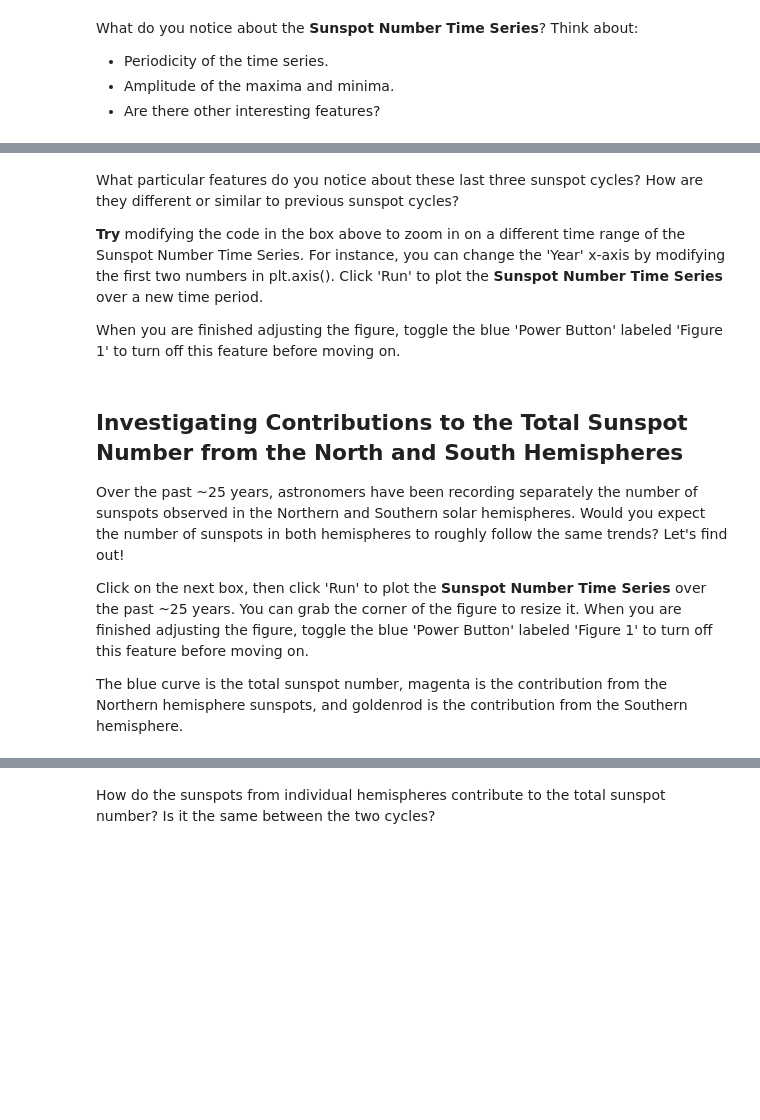
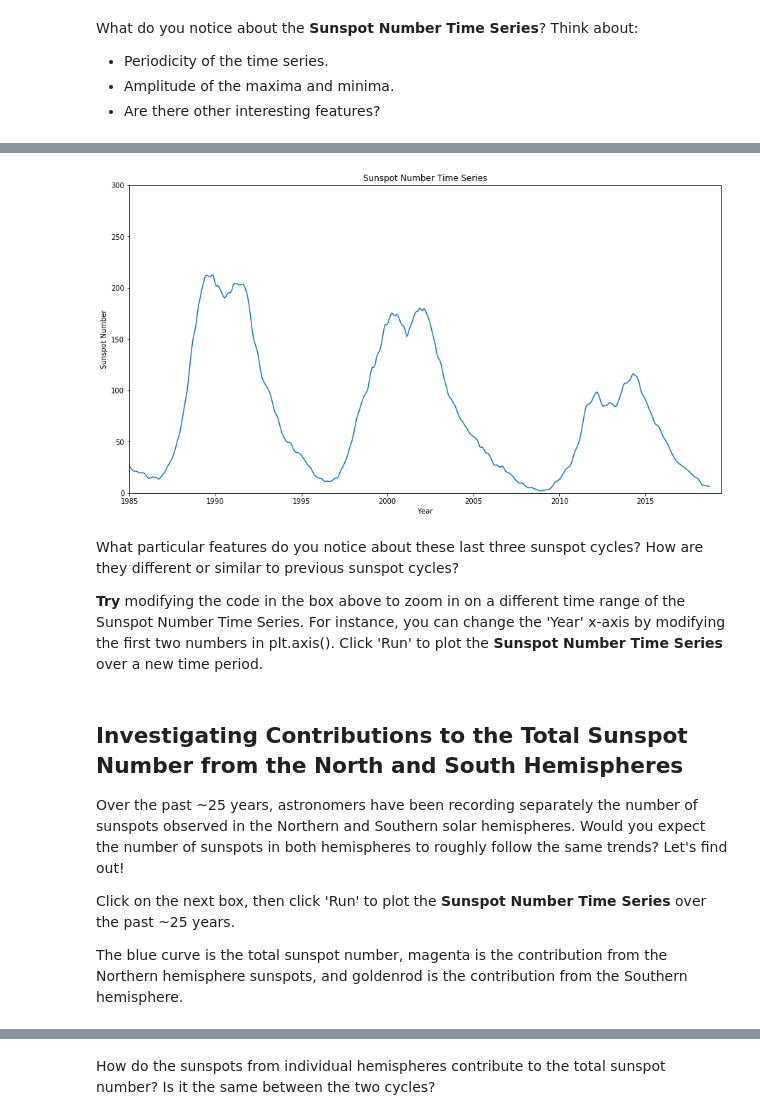
Before and after one commit to chihway/astr133, a Jupyter notebook: Week5/solar_cycle_discovery.ipynb, the cells around one changed output, grey strips where cells are left out. Drawn from its saved outputs; the diff is of its cells as text; code cells hidden in the pictures; blank space fills up the shorter version.

```diff
--- a/Week5/solar_cycle_discovery.ipynb
+++ b/Week5/solar_cycle_discovery.ipynb
@@ -45,6 +44,8 @@ Click on the next box, then click 'Run' in the tool bar above to plot the **Suns
 # %%
 # Let's plot the Sunspot Number Time Series over a particular range
 
+# Create the plot
+plt.gcf().set_size_inches(15, 8) # Set the size
 plt.plot(year1, sn1) # Plot sunspot number as a function of time
 plt.axis([1985., 2019.4, 0, 300]) # Plotting range [x1,x2,y1,y2]
 plt.title('Sunspot Number Time Series')
@@ -57,15 +56,14 @@ plt.show()
+[figure, added]
 # %% [markdown]
 What particular features do you notice about these last three sunspot cycles? How are they different or similar to previous sunspot cycles?
 
 **Try** modifying the code in the box above to zoom in on a different time range of the Sunspot Number Time Series. For instance, you can change the 'Year' x-axis by modifying the first two numbers in plt.axis(). Click 'Run' to plot the **Sunspot Number Time Series** over a new time period.
-
-When you are finished adjusting the figure, toggle the blue 'Power Button' labeled 'Figure 1' to turn off this feature before moving on.
 # %% [markdown]
 ## Investigating Contributions to the Total Sunspot Number from the North and South Hemispheres
 
 Over the past ~25 years, astronomers have been recording separately the number of sunspots observed in the Northern and Southern solar hemispheres. Would you expect the number of sunspots in both hemispheres to roughly follow the same trends? Let's find out!
 
-Click on the next box, then click 'Run' to plot the **Sunspot Number Time Series** over the past ~25 years. You can grab the corner of the figure to resize it. When you are finished adjusting the figure, toggle the blue 'Power Button' labeled 'Figure 1' to turn off this feature before moving on.
+Click on the next box, then click 'Run' to plot the **Sunspot Number Time Series** over the past ~25 years.
 
 The blue curve is the total sunspot number, magenta is the contribution from the Northern hemisphere sunspots, and goldenrod is the contribution from the Southern hemisphere.
 # %%
```
Also changed, not shown: parts of 7 cells of this notebook.
